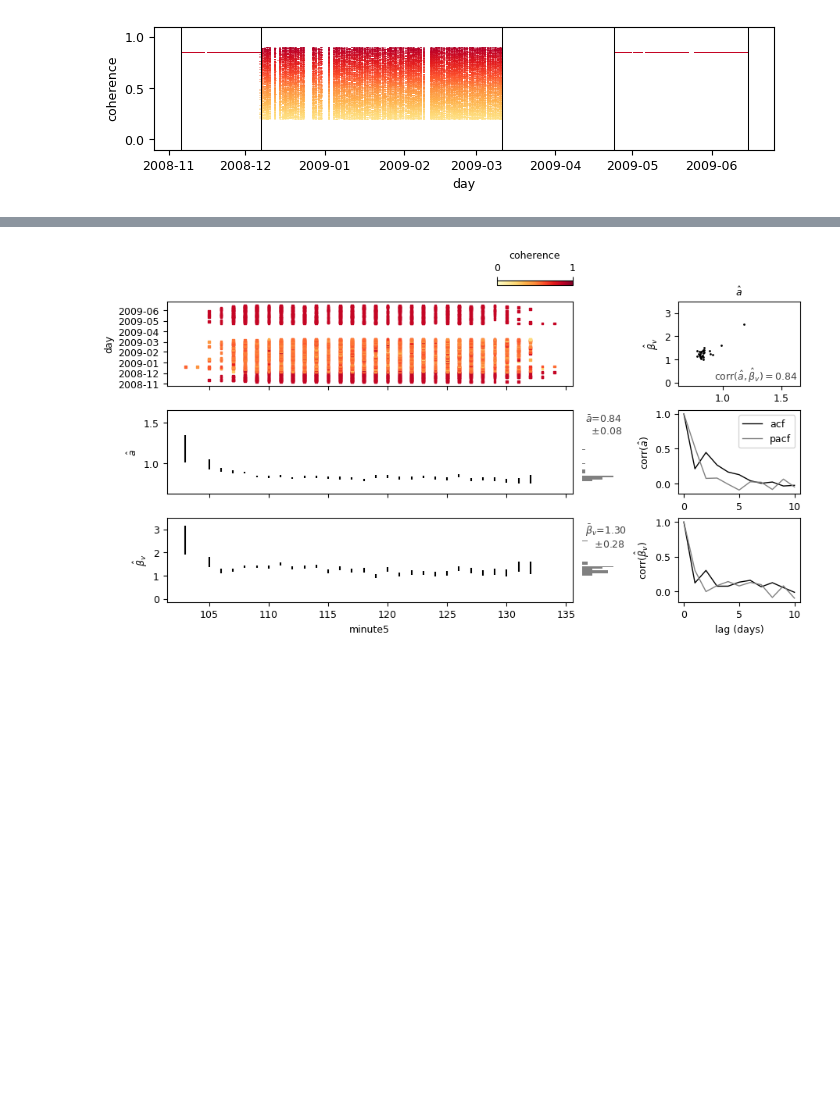
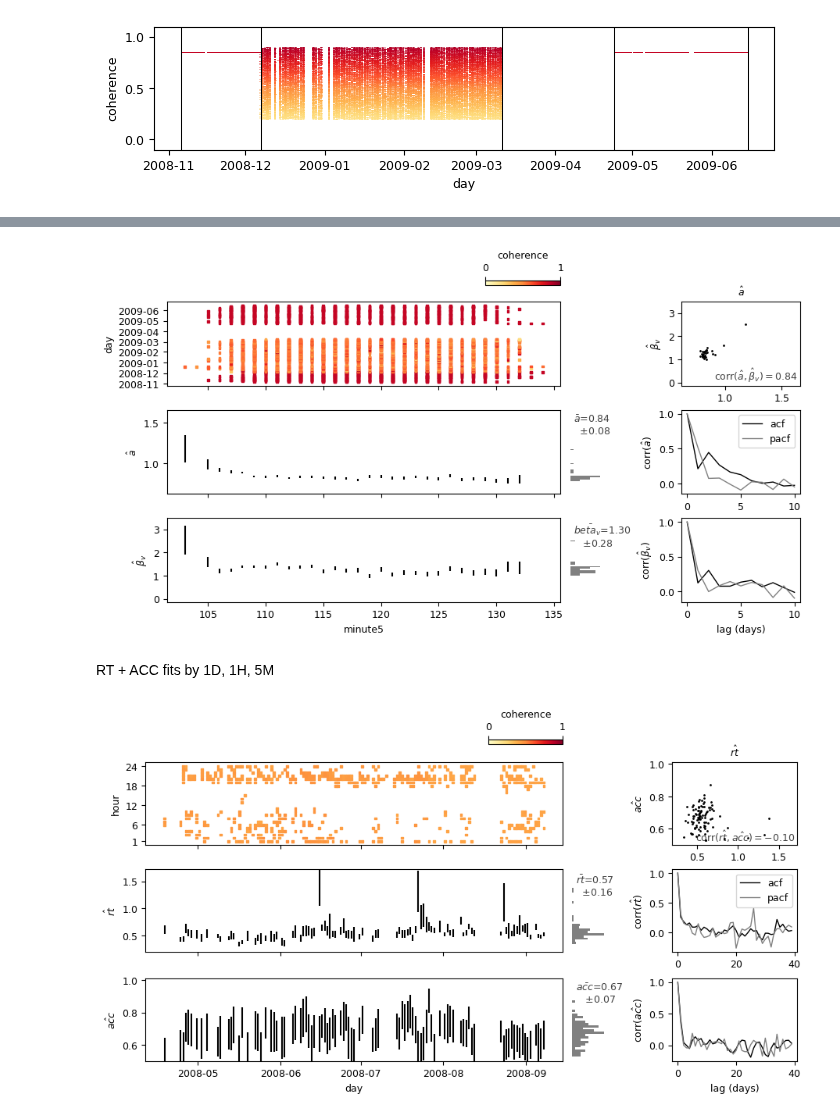
Before and after one commit to griegner/drift-diffusion, a Jupyter notebook: examples/03-rat196-reference-plots.ipynb, the cells around one changed output, grey strips where cells are left out. Cells and saved outputs as stored; diff of their text form; code cells hidden in the pictures; blank space fills up the shorter version.

```diff
--- a/examples/03-rat196-reference-plots.ipynb
+++ b/examples/03-rat196-reference-plots.ipynb
@@ -64,8 +89,17 @@ utils.plot_heatmap_and_fits(df196_heatmap, df196_fit_by_hour, x="hour", y="day",
 # fit by 5-minute, 2H sessions
 df196_heatmap = df196.loc["2008-10":].groupby(["day", "minute5"], as_index=False)["coherence"].mean()
 df196_fit_by_minute = utils.fit_ddm(df196.loc["2008-10":], "minute5")
-utils.plot_heatmap_and_fits(
-    df196_heatmap, df196_fit_by_minute, x="minute5", y="day", a_lim=a_lim, beta_v_lim=beta_v_lim
-)
+utils.plot_fits(df196_heatmap, df196_fit_by_minute, x="minute5", y="day", config=ddm_config)
 # %% [output]
-[figure, old version]
+[figure, new version]
+# %% [markdown]
+RT + ACC fits by 1D, 1H, 5M
+# %%
+# fit by day, 24H sessions
+df196_heatmap = (
+    df196.loc[:"2008-10"].query("0.4 < coherence < 0.5").groupby(["day", "hour"], as_index=False)["coherence"].mean()
+)
+df196_fit_by_day = utils.fit_rt_acc(df196.loc[:"2008-10"].query("0.4 < coherence < 0.5"), "day")
+utils.plot_fits(df196_heatmap, df196_fit_by_day, x="day", y="hour", config=rt_acc_config)
+# %% [output]
+[figure, added]
```
Also changed, not shown: parts of 9 cells of this notebook, 2 other files.
